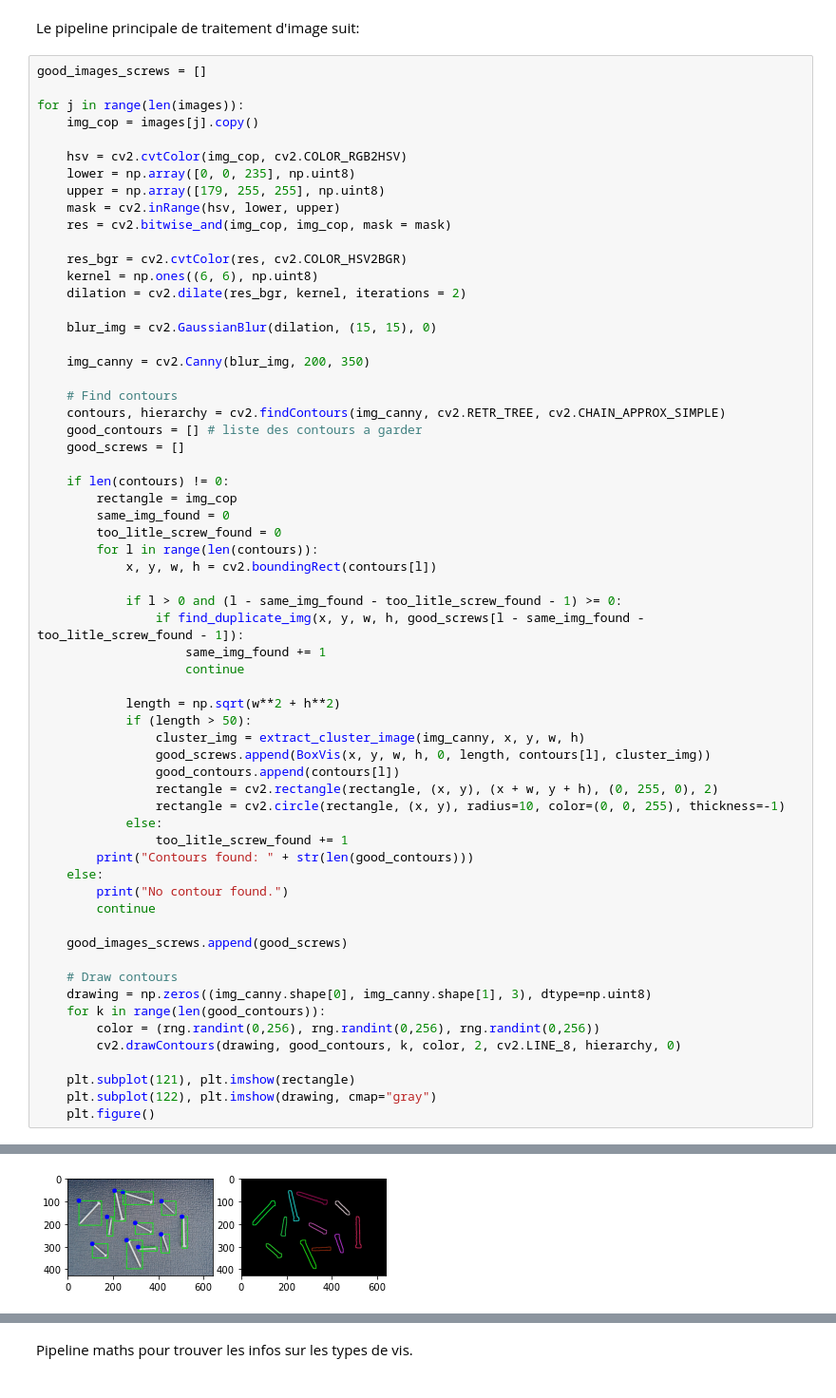
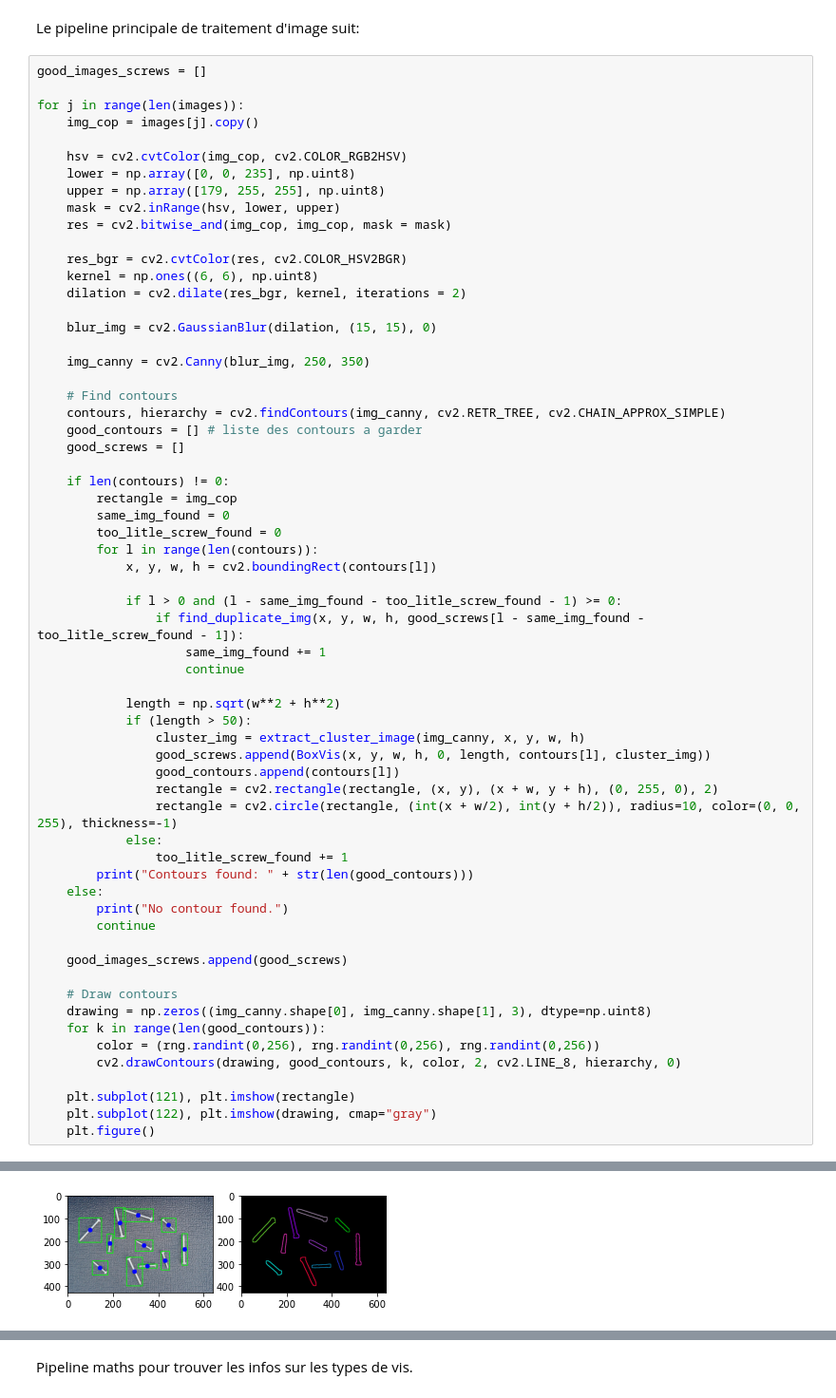
Before and after one commit to Dave-Poissant/GRO620, a Jupyter notebook: prob.ipynb, the cells around one changed output, grey strips where cells are left out. Shown at 95% size. Drawn from its saved outputs; the diff is of its cells as text.

```diff
--- a/prob.ipynb
+++ b/prob.ipynb
@@ -203,7 +220,7 @@ for j in range(len(images)):
 
     blur_img = cv2.GaussianBlur(dilation, (15, 15), 0)
 
-    img_canny = cv2.Canny(blur_img, 200, 350)
+    img_canny = cv2.Canny(blur_img, 250, 350)
 
     # Find contours
     contours, hierarchy = cv2.findContours(img_canny, cv2.RETR_TREE, cv2.CHAIN_APPROX_SIMPLE)
@@ -228,33 +245,33 @@ for j in range(len(images)):
                 good_screws.append(BoxVis(x, y, w, h, 0, length, contours[l], cluster_img))
                 good_contours.append(contours[l])
                 rectangle = cv2.rectangle(rectangle, (x, y), (x + w, y + h), (0, 255, 0), 2)
-                rectangle = cv2.circle(rectangle, (x, y), radius=10, color=(0, 0, 255), thickness=-1)
+                rectangle = cv2.circle(rectangle, (int(x + w/2), int(y + h/2)), radius=10, color=(0, 0, 255), thickness=-1)
             else:
                 too_litle_screw_found += 1
         print("Contours found: " + str(len(good_contours)))
     else:
         print("No contour found.")
         continue
 
     good_images_screws.append(good_screws)
 
     # Draw contours
     drawing = np.zeros((img_canny.shape[0], img_canny.shape[1], 3), dtype=np.uint8)
     for k in range(len(good_contours)):
         color = (rng.randint(0,256), rng.randint(0,256), rng.randint(0,256))
         cv2.drawContours(drawing, good_contours, k, color, 2, cv2.LINE_8, hierarchy, 0)
 
     plt.subplot(121), plt.imshow(rectangle)
     plt.subplot(122), plt.imshow(drawing, cmap="gray")
     plt.figure()
 # %% [output]
 Contours found: 11
 Contours found: 10
 Contours found: 11
 Contours found: 11
 Contours found: 10
 Contours found: 10
 Contours found: 9
 Contours found: 10
 Contours found: 11
-[figure, old version]
+[figure, new version]
```
Also changed, not shown: parts of 7 cells of this notebook, 2 other files.
